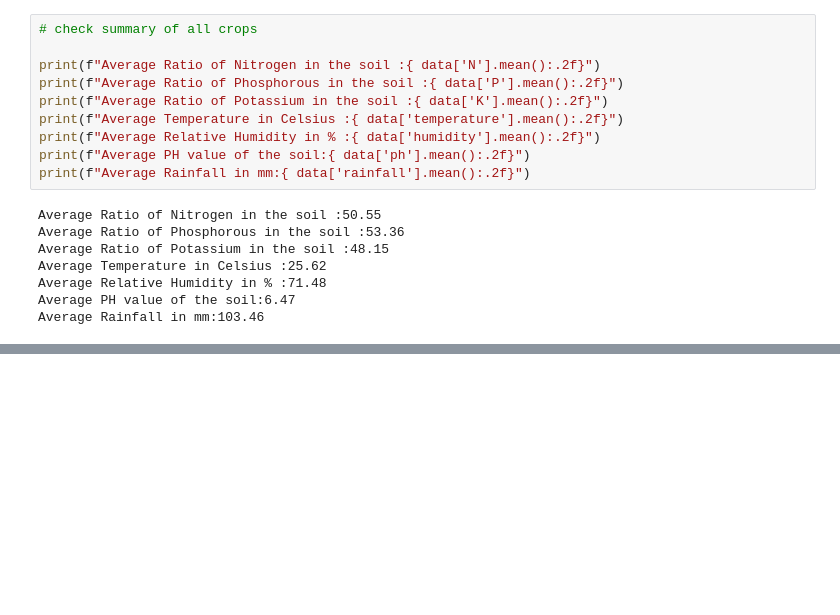
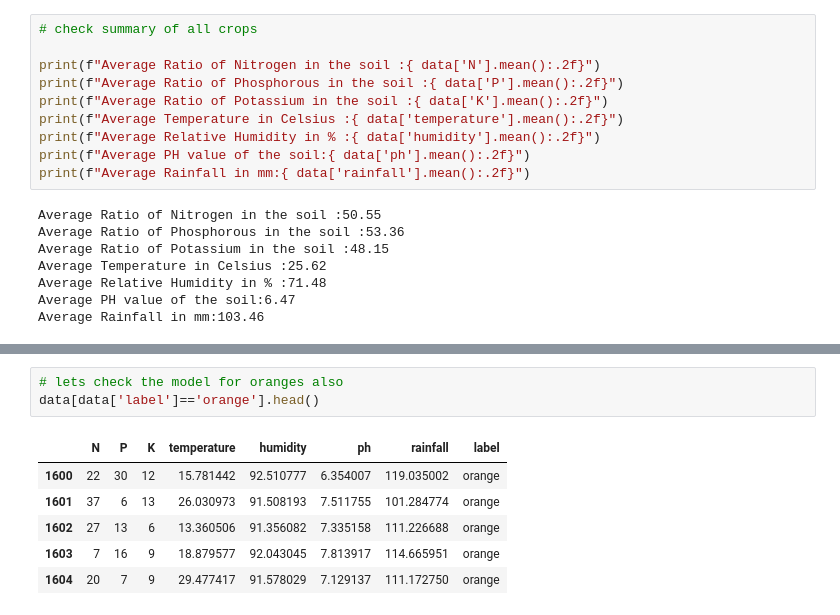
Before and after one commit to fasmina-nasar/AgriCulProdOpt, a Jupyter notebook: Optimising Agricultural Prodution.ipynb, the cells around one changed output, grey strips where cells are left out. Cells and saved outputs as stored; diff of their text form; blank space fills up the shorter version.

```diff
--- a/Optimising Agricultural Prodution.ipynb
+++ b/Optimising Agricultural Prodution.ipynb
@@ -124,0 +419,10 @@ interactive(children=(Dropdown(description='crops', options=('pigeonpeas', 'grap
+# %%
+# lets check the model for oranges also
+data[data['label']=='orange'].head()
+# %% [output]
+|  | N | P | K | temperature | humidity | ph | rainfall | label |
+| 1600 | 22 | 30 | 12 | 15.781442 | 92.510777 | 6.354007 | 119.035002 | orange |
+| 1601 | 37 | 6 | 13 | 26.030973 | 91.508193 | 7.511755 | 101.284774 | orange |
+| 1602 | 27 | 13 | 6 | 13.360506 | 91.356082 | 7.335158 | 111.226688 | orange |
+| 1603 | 7 | 16 | 9 | 18.879577 | 92.043045 | 7.813917 | 114.665951 | orange |
+| 1604 | 20 | 7 | 9 | 29.477417 | 91.578029 | 7.129137 | 111.172750 | orange |
```
Also changed, not shown: parts of 18 cells of this notebook.
